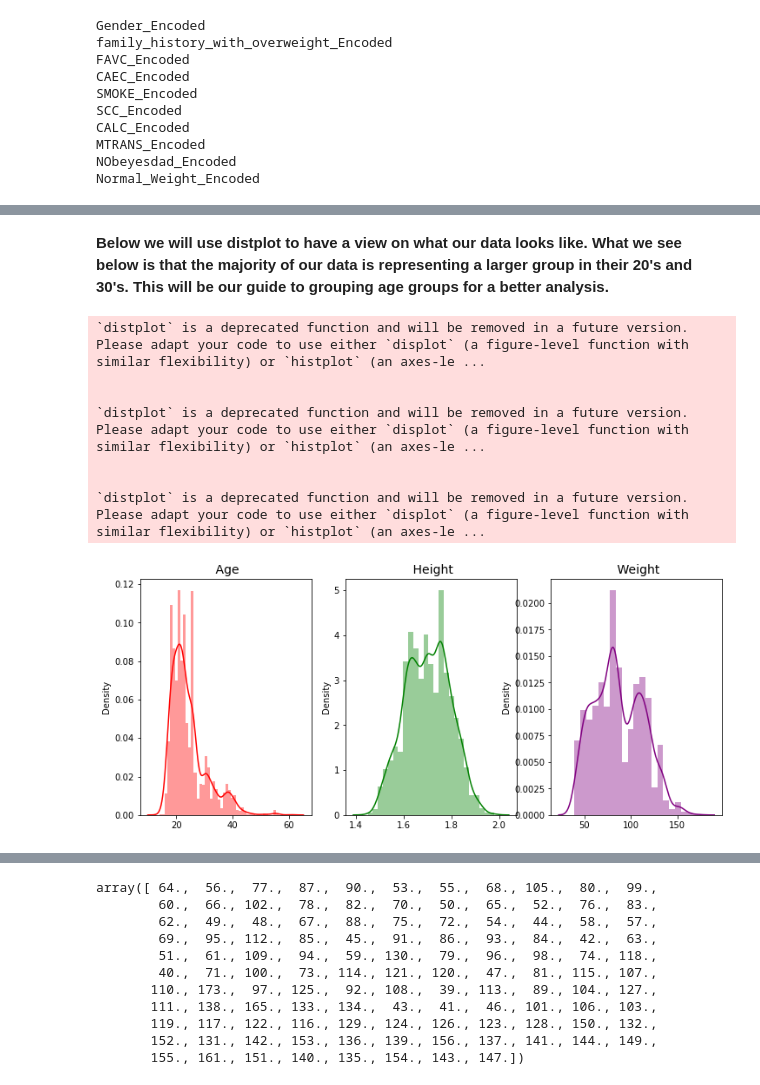
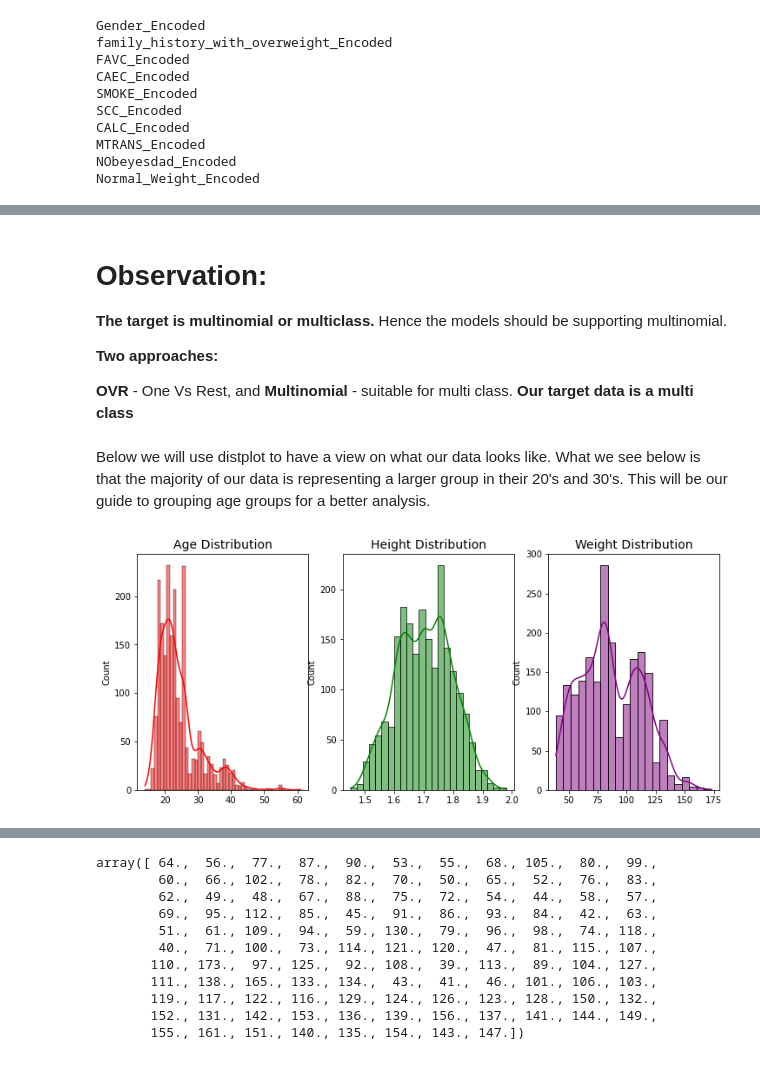
Before and after one commit to pythonandmore/obesityandlifestyle, a Jupyter notebook: DS2 Project Markdown.ipynb, the cells around one changed output, grey strips where cells are left out. Drawn from its saved outputs; the diff is of its cells as text; code cells hidden in the pictures.

```diff
--- a/DS2 Project Markdown.ipynb
+++ b/DS2 Project Markdown.ipynb
@@ -143,29 +184,31 @@ g = sns.stripplot(x="Age", y="Weight", data=df, jitter=True)
+# %% [markdown]
+# Observation:
+
+<b>The target is multinomial or multiclass.</b>
+Hence the models should be supporting multinomial.
+
+<b>Two approaches:</b>
+
+<b>OVR </b>- One Vs Rest, and
+<b>Multinomial</b> - suitable for multi class.
+<b>Our target data is a multi class </b>
 # %% [markdown]
-<b>Below we will use distplot to have a view on what our data looks like.  What we see below is that the majority of our data is representing a larger group in their 20's and 30's.  This will be our guide to grouping age groups for a better analysis. </b>
+Below we will use distplot to have a view on what our data looks like.  What we see below is that the majority of our data is representing a larger group in their 20's and 30's.  This will be our guide to grouping age groups for a better analysis.
 # %%
 # Visualizations will give us an idea on what the data looks like
 fig , ax = plt.subplots(1,3,figsize = (12,5))
 
 Age = df.Age.values
 Height= df.Height.values
 Weight = df.Weight.values
 
-
-sns.distplot(Age , ax = ax[0] , color = 'red').set_title(' Age' , fontsize = 14)
-sns.distplot(Height , ax = ax[1] , color = 'green').set_title(' Height' , fontsize = 14)
-sns.distplot(Weight , ax = ax[2] , color = 'purple').set_title(' Weight' , fontsize = 14)
-
+sns.histplot(Age , ax = ax[0] , color = 'red', kde = True).set_title('Age Distribution' , fontsize = 14)
+sns.histplot(Height , ax = ax[1] , color = 'green', kde = True).set_title('Height Distribution' , fontsize = 14)
+sns.histplot(Weight , ax = ax[2] , color = 'purple', kde = True).set_title('Weight Distribution' , fontsize = 14)
 
 plt.show()
 # %% [output]
-`distplot` is a deprecated function and will be removed in a future version. Please adapt your code to use either `displot` (a figure-level function with similar flexibility) or `histplot` (an axes-le ...
-
-
-`distplot` is a deprecated function and will be removed in a future version. Please adapt your code to use either `displot` (a figure-level function with similar flexibility) or `histplot` (an axes-le ...
-
-
-`distplot` is a deprecated function and will be removed in a future version. Please adapt your code to use either `displot` (a figure-level function with similar flexibility) or `histplot` (an axes-le ...
-[figure, old version]
+[figure, new version]
 # %%
 def Age_groups(x):
   if x <=29:
```
Also changed, not shown: parts of 40 cells of this notebook.
